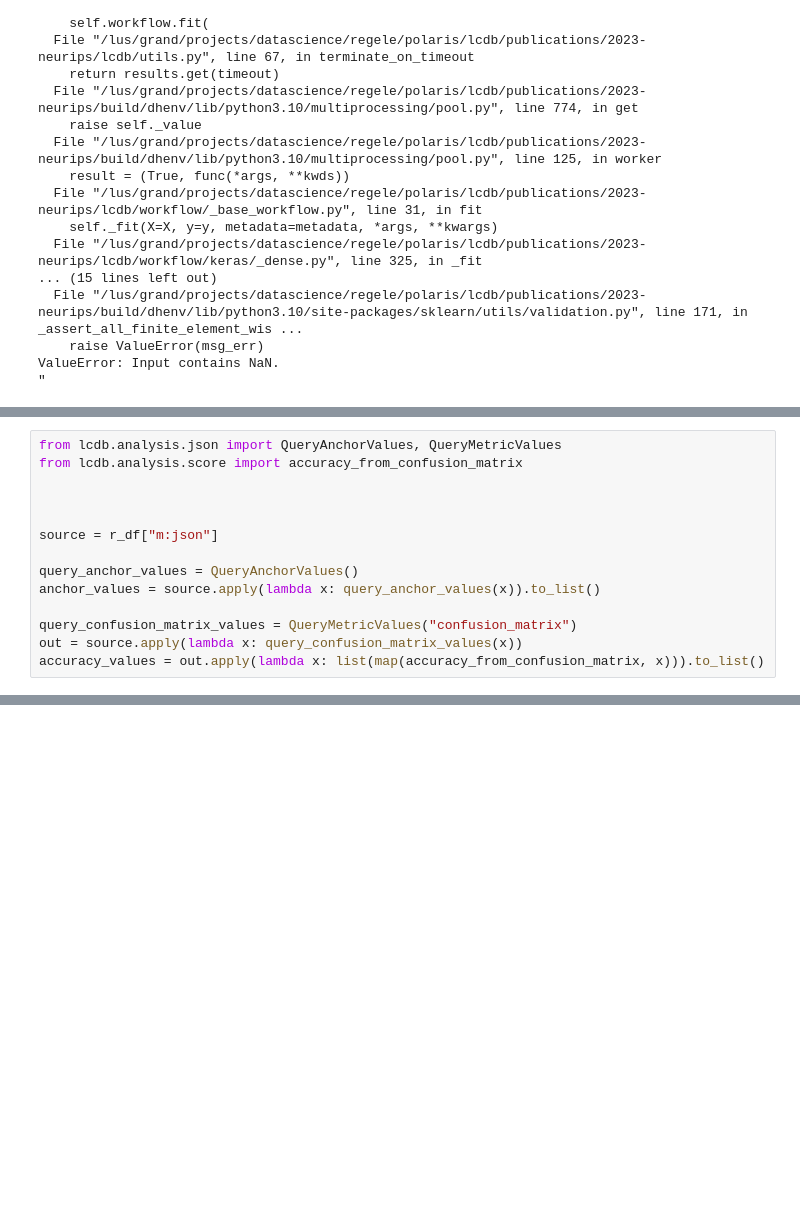
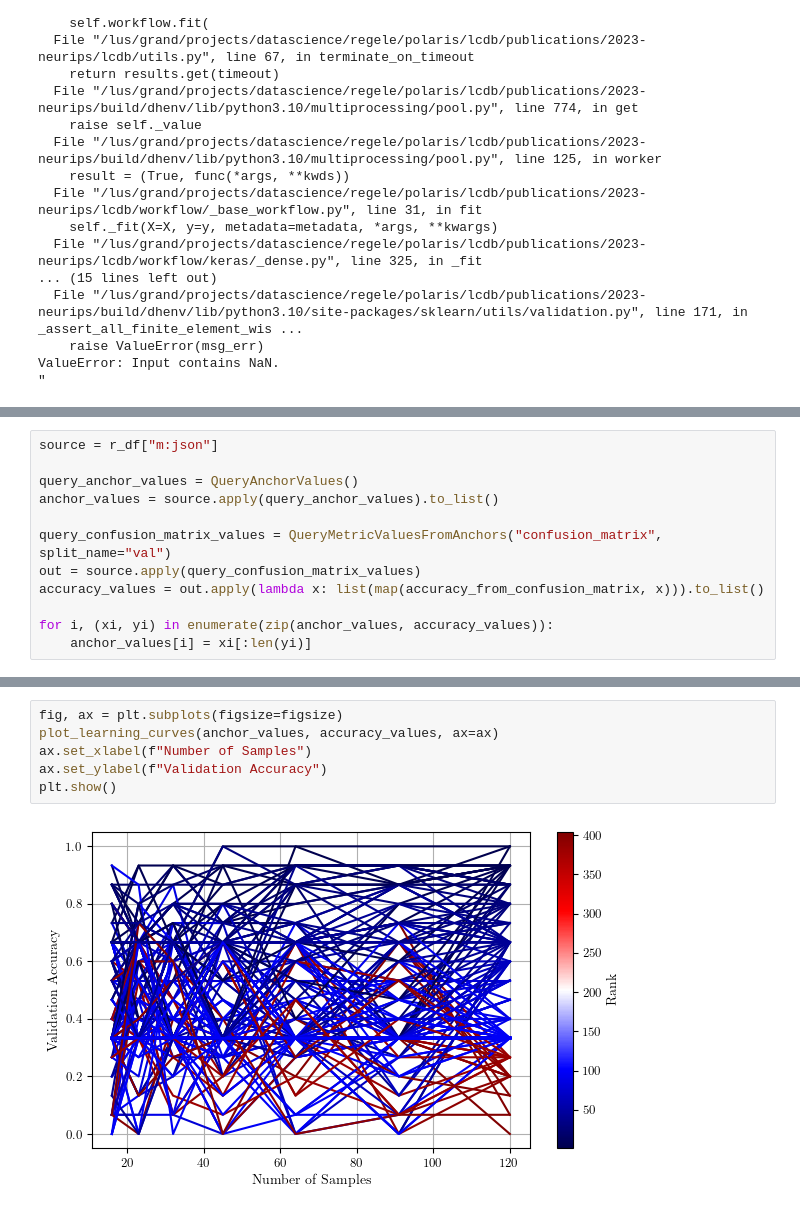
Before and after one commit to fmohr/lcdb, a Jupyter notebook: publications/2023-neurips/experiments/alcf/Analysis.ipynb, the cells around one changed output, grey strips where cells are left out. Saved outputs shown, nothing was run; the diff lists cells and outputs as text; blank space fills up the shorter version.

Commit message:
adding json queries, notebook, refined densenn and rf

```diff
--- a/publications/2023-neurips/experiments/alcf/Analysis.ipynb
+++ b/publications/2023-neurips/experiments/alcf/Analysis.ipynb
@@ -104,14 +99,12 @@ Subclasses:
 # %%
-from lcdb.analysis.json import QueryAnchorValues, QueryMetricValues
-from lcdb.analysis.score import accuracy_from_confusion_matrix
-
-
-
 source = r_df["m:json"]
 
 query_anchor_values = QueryAnchorValues()
-anchor_values = source.apply(lambda x: query_anchor_values(x)).to_list()
+anchor_values = source.apply(query_anchor_values).to_list()
 
-query_confusion_matrix_values = QueryMetricValues("confusion_matrix")
-out = source.apply(lambda x: query_confusion_matrix_values(x))
+query_confusion_matrix_values = QueryMetricValuesFromAnchors("confusion_matrix", split_name="val")
+out = source.apply(query_confusion_matrix_values)
 accuracy_values = out.apply(lambda x: list(map(accuracy_from_confusion_matrix, x))).to_list()
+
+for i, (xi, yi) in enumerate(zip(anchor_values, accuracy_values)):
+    anchor_values[i] = xi[:len(yi)]
@@ -487,0 +111,8 @@ plt.show()
+# %%
+fig, ax = plt.subplots(figsize=figsize)
+plot_learning_curves(anchor_values, accuracy_values, ax=ax)
+ax.set_xlabel(f"Number of Samples")
+ax.set_ylabel(f"Validation Accuracy")
+plt.show()
+# %% [output]
+[figure, added]
```
Also changed, not shown: parts of 24 cells of this notebook, 4 other files.
